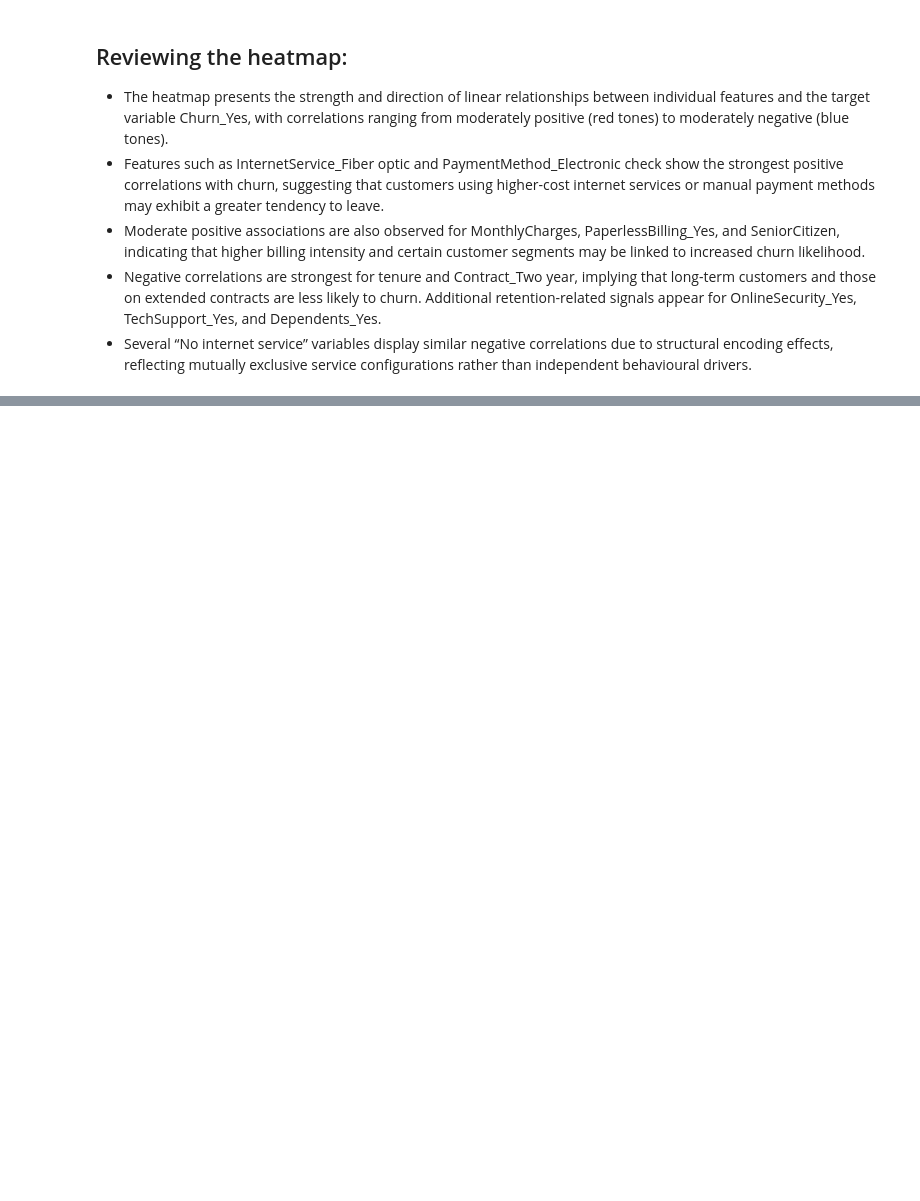
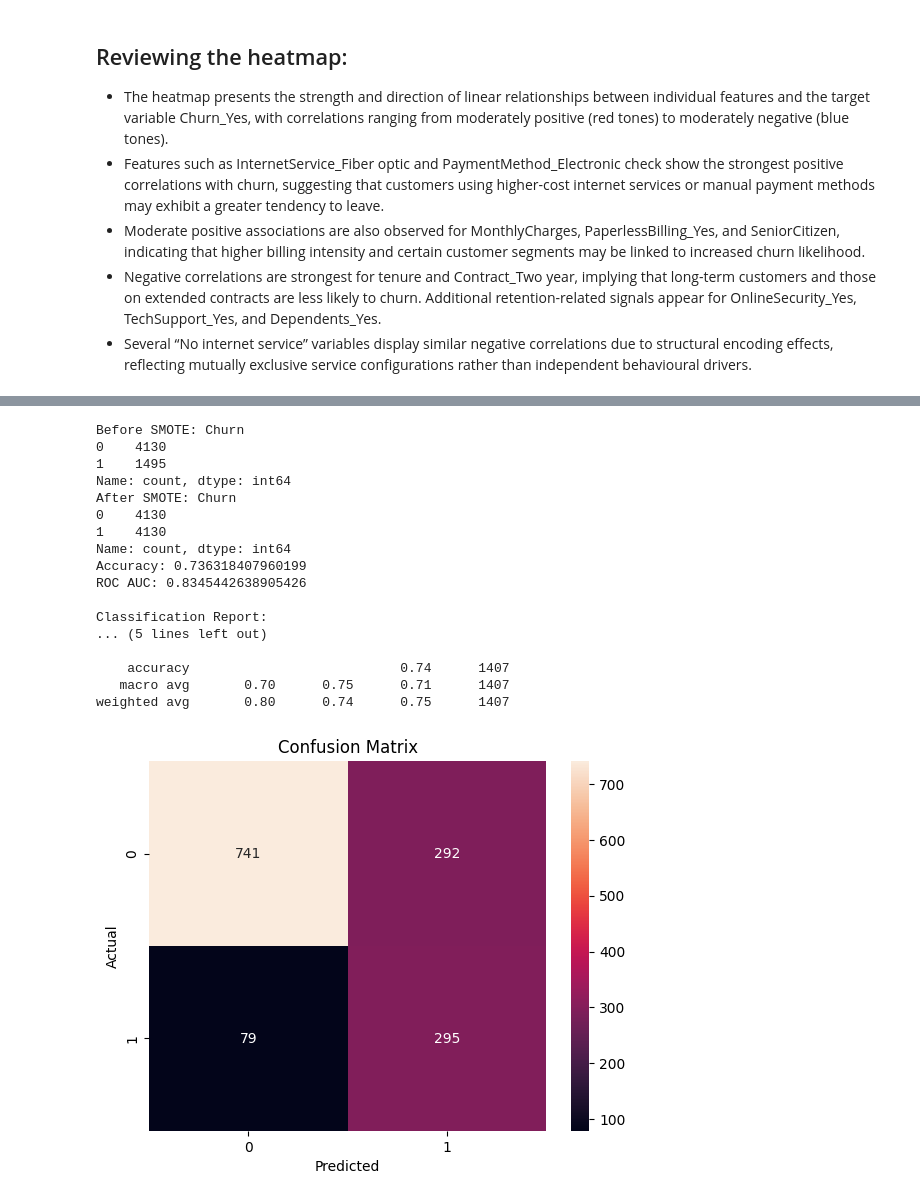
Before and after one commit to jnagabooshanam-hub/ChurnPrediction_Project, a Jupyter notebook: Customer_Churn_2026.ipynb, the cells around one changed output, grey strips where cells are left out. Drawn from its saved outputs; the diff is of its cells as text; code cells hidden in the pictures; blank space fills up the shorter version.

```diff
--- a/Customer_Churn_2026.ipynb
+++ b/Customer_Churn_2026.ipynb
@@ -518,0 +616,54 @@ plt.show()
+# %%
+from imblearn.over_sampling import SMOTE
+
+X_train, X_test, y_train, y_test = train_test_split(
+    X, y, test_size=0.2, random_state=42, stratify=y
+)
+
+scaler = StandardScaler()
+X_train_scaled = scaler.fit_transform(X_train)
+X_test_scaled = scaler.transform(X_test)
+
+smote = SMOTE(random_state=42)
+X_train_bal, y_train_bal = smote.fit_resample(X_train_scaled, y_train)
+
+print("Before SMOTE:", y_train.value_counts())
+print("After SMOTE:", pd.Series(y_train_bal).value_counts())
+
+model = LogisticRegression(max_iter=1000)
+model.fit(X_train_bal, y_train_bal)
+
+y_pred = model.predict(X_test_scaled)
+y_prob = model.predict_proba(X_test_scaled)[:,1]
+
+print("Accuracy:", accuracy_score(y_test, y_pred))
+print("ROC AUC:", roc_auc_score(y_test, y_prob))
+print("\nClassification Report:\n")
+print(classification_report(y_test, y_pred))
+
+plt.figure()
+cm = confusion_matrix(y_test, y_pred)
+sns.heatmap(cm, annot=True, fmt='d')
+plt.title("Confusion Matrix")
+plt.xlabel("Predicted")
+plt.ylabel("Actual")
+plt.show()
+# %% [output]
+Before SMOTE: Churn
+0    4130
+1    1495
+Name: count, dtype: int64
+After SMOTE: Churn
+0    4130
+1    4130
+Name: count, dtype: int64
+Accuracy: 0.736318407960199
+ROC AUC: 0.8345442638905426
+
+Classification Report:
+... (5 lines left out)
+
+    accuracy                           0.74      1407
+   macro avg       0.70      0.75      0.71      1407
+weighted avg       0.80      0.74      0.75      1407
+[figure, added]
```
Also changed, not shown: parts of 5 cells of this notebook.
